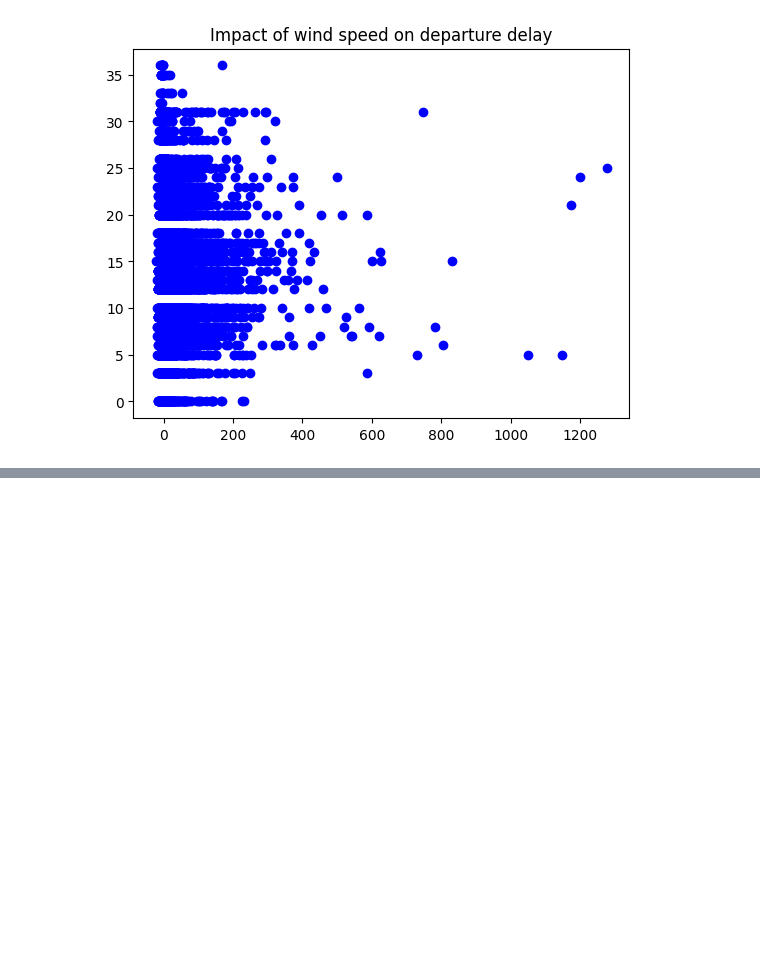
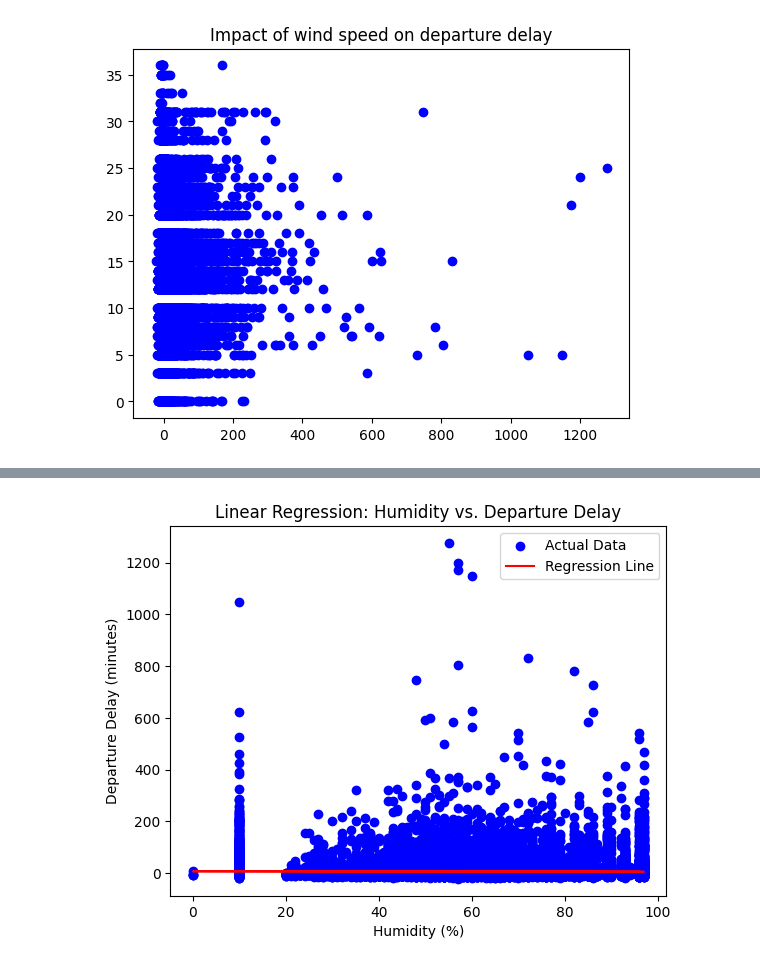
Before and after one commit to noraishmael/GoodMonday, a Jupyter notebook: LR1.ipynb, the cells around one changed output, grey strips where cells are left out. Saved outputs shown, nothing was run; the diff lists cells and outputs as text; code cells hidden in the pictures; blank space fills up the shorter version.

```diff
--- a/LR1.ipynb
+++ b/LR1.ipynb
@@ -100,0 +123,19 @@ plt.show()
+# %%
+## implement linear regression model for humidity on departure delay
+X = df[['Humidity']]
+y = df['DEP_DELAY']
+
+model = LinearRegression()
+model.fit(X,y)
+
+y_pred = model.predict(X)
+
+plt.scatter(X, y, color='blue', label="Actual Data")
+plt.plot(X, y_pred, color='red', label="Regression Line")
+plt.xlabel("Humidity (%)")
+plt.ylabel("Departure Delay (minutes)")
+plt.title("Linear Regression: Humidity vs. Departure Delay")
+plt.legend()
+plt.show()
+# %% [output]
+[figure, added]
```
Also changed, not shown: parts of 3 cells of this notebook.
